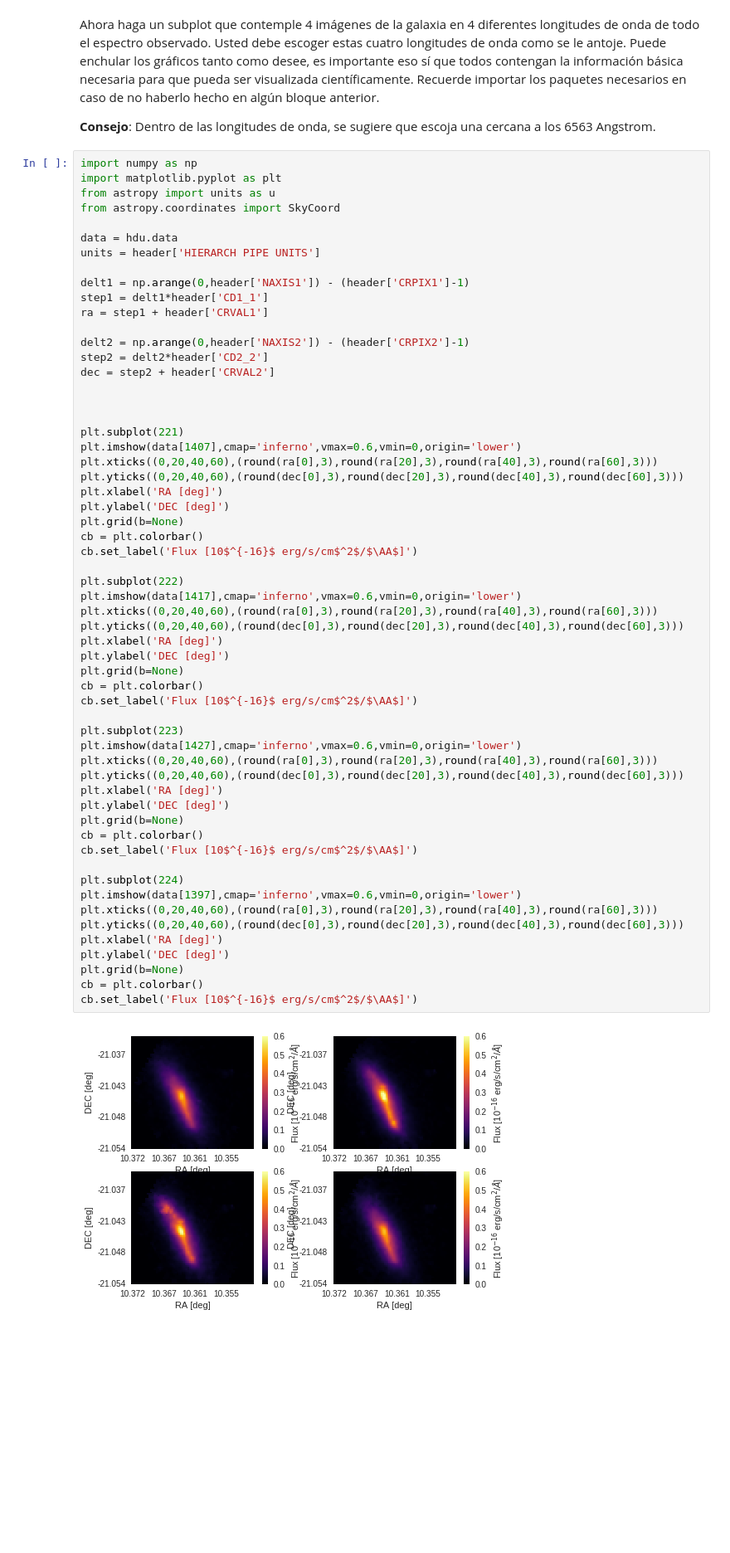
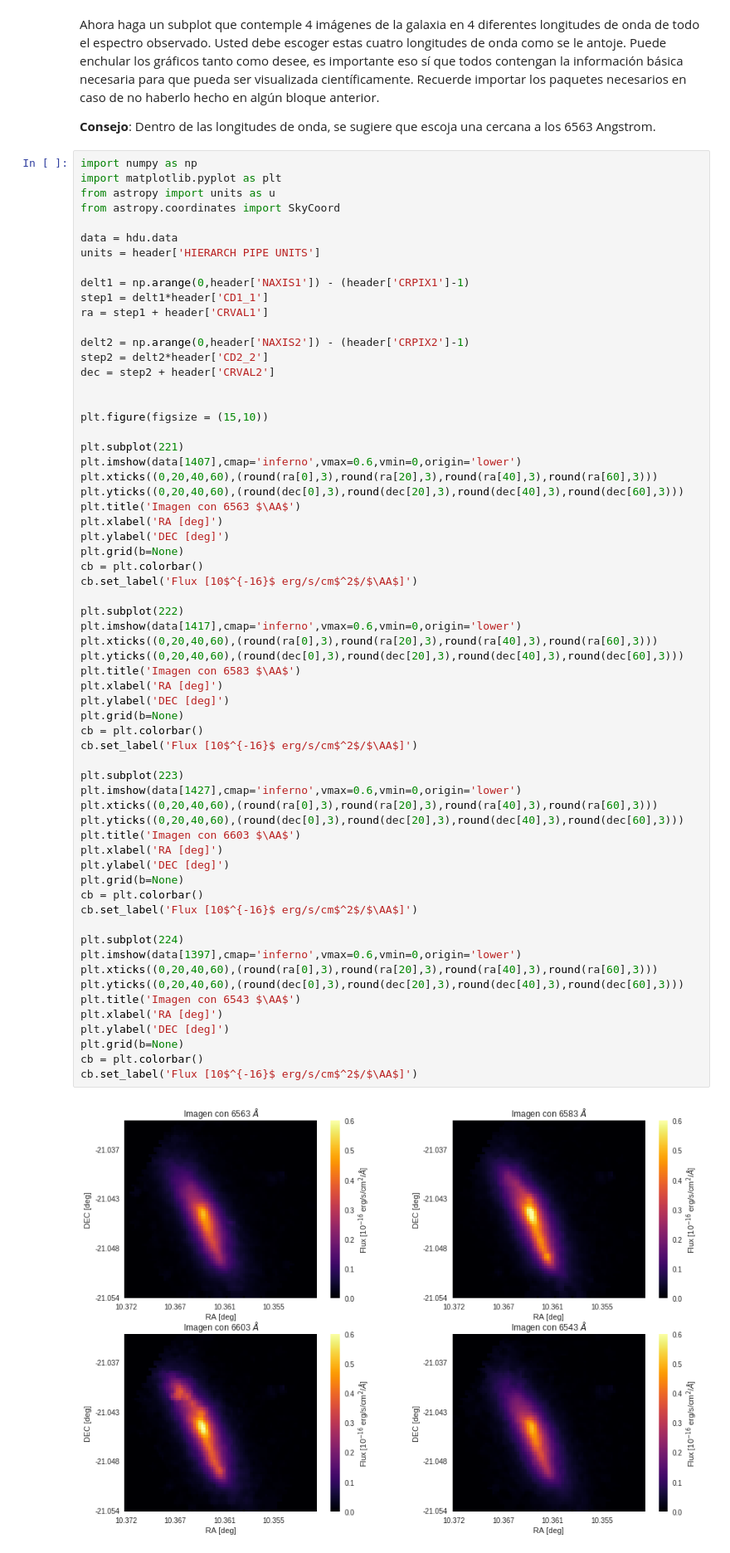
Before and after one commit to diegogf99/minitarea4, a Jupyter notebook: minitarea4.ipynb, the cells around one changed output. Shown at 83% size. Cells and saved outputs as stored; diff of their text form; blank space fills up the shorter version.

```diff
--- a/minitarea4.ipynb
+++ b/minitarea4.ipynb
@@ -84,11 +84,13 @@ step2 = delt2*header['CD2_2']
 dec = step2 + header['CRVAL2']
 
 
+plt.figure(figsize = (15,10))
 
 plt.subplot(221)
 plt.imshow(data[1407],cmap='inferno',vmax=0.6,vmin=0,origin='lower')
 plt.xticks((0,20,40,60),(round(ra[0],3),round(ra[20],3),round(ra[40],3),round(ra[60],3)))
 plt.yticks((0,20,40,60),(round(dec[0],3),round(dec[20],3),round(dec[40],3),round(dec[60],3)))
+plt.title('Imagen con 6563 $\AA$')
 plt.xlabel('RA [deg]')
 plt.ylabel('DEC [deg]')
 plt.grid(b=None)
@@ -98,34 +100,37 @@ cb.set_label('Flux [10$^{-16}$ erg/s/cm$^2$/$\AA$]')
 plt.subplot(222)
 plt.imshow(data[1417],cmap='inferno',vmax=0.6,vmin=0,origin='lower')
 plt.xticks((0,20,40,60),(round(ra[0],3),round(ra[20],3),round(ra[40],3),round(ra[60],3)))
 plt.yticks((0,20,40,60),(round(dec[0],3),round(dec[20],3),round(dec[40],3),round(dec[60],3)))
+plt.title('Imagen con 6583 $\AA$')
 plt.xlabel('RA [deg]')
 plt.ylabel('DEC [deg]')
 plt.grid(b=None)
 cb = plt.colorbar()
 cb.set_label('Flux [10$^{-16}$ erg/s/cm$^2$/$\AA$]')
 
 plt.subplot(223)
 plt.imshow(data[1427],cmap='inferno',vmax=0.6,vmin=0,origin='lower')
 plt.xticks((0,20,40,60),(round(ra[0],3),round(ra[20],3),round(ra[40],3),round(ra[60],3)))
 plt.yticks((0,20,40,60),(round(dec[0],3),round(dec[20],3),round(dec[40],3),round(dec[60],3)))
+plt.title('Imagen con 6603 $\AA$')
 plt.xlabel('RA [deg]')
 plt.ylabel('DEC [deg]')
 plt.grid(b=None)
 cb = plt.colorbar()
 cb.set_label('Flux [10$^{-16}$ erg/s/cm$^2$/$\AA$]')
 
 plt.subplot(224)
 plt.imshow(data[1397],cmap='inferno',vmax=0.6,vmin=0,origin='lower')
 plt.xticks((0,20,40,60),(round(ra[0],3),round(ra[20],3),round(ra[40],3),round(ra[60],3)))
 plt.yticks((0,20,40,60),(round(dec[0],3),round(dec[20],3),round(dec[40],3),round(dec[60],3)))
+plt.title('Imagen con 6543 $\AA$')
 plt.xlabel('RA [deg]')
 plt.ylabel('DEC [deg]')
 plt.grid(b=None)
 cb = plt.colorbar()
 cb.set_label('Flux [10$^{-16}$ erg/s/cm$^2$/$\AA$]')
 # %% [output]
-[figure, old version]
+[figure, new version]
 # %% [markdown]
 #3. Espectros de la Galaxia
 
```
